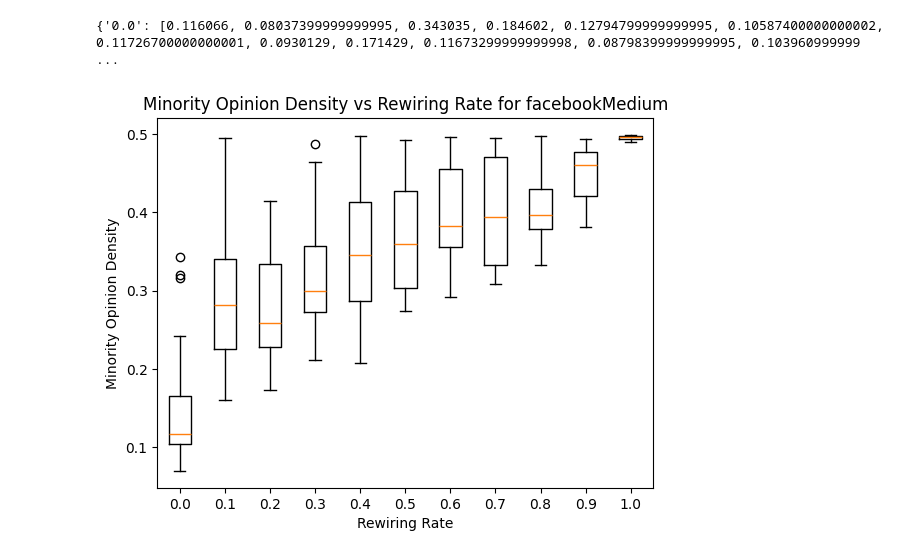
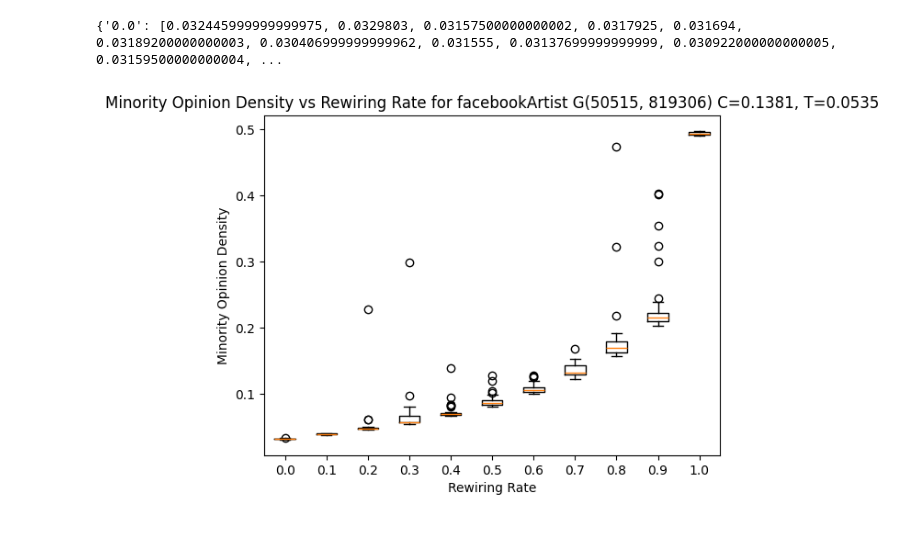
Before and after one commit to sagarswapRIT/Voter-Model, a Jupyter notebook: src/RealWorld/RealWorldBoxPlots.ipynb, the cells around one changed output. Drawn from its saved outputs; the diff is of its cells as text; code cells hidden in the pictures.

```diff
--- a/src/RealWorld/RealWorldBoxPlots.ipynb
+++ b/src/RealWorld/RealWorldBoxPlots.ipynb
@@ -3,7 +3,7 @@ import matplotlib.pyplot as plt
 import pandas as pd
 import os
 # %%
-folder_path = "../../data/output/RealWorld/facebookMedium/"
+folder_path = "../../data/output/RealWorld/facebookArtist/"
 files=os.listdir(folder_path)
 data0=[]
 data10=[]
@@ -52,15 +52,15 @@ for file in files:
 my_dict={'0.0':data0, '0.1':data10, '0.2':data20, '0.3':data30, '0.4':data40, '0.5':data50, '0.6':data60, '0.7':data70, '0.8':data80, '0.9':data90, '1.0':data100}
 print(my_dict)
 # %% [output]
-{'0.0': [0.116066, 0.08037399999999995, 0.343035, 0.184602, 0.12794799999999995, 0.10587400000000002, 0.11726700000000001, 0.0930129, 0.171429, 0.11673299999999998, 0.08798399999999995, 0.103960999999 ...
+{'0.0': [0.032445999999999975, 0.0329803, 0.03157500000000002, 0.0317925, 0.031694, 0.03189200000000003, 0.030406999999999962, 0.031555, 0.03137699999999999, 0.030922000000000005, 0.03159500000000004, ...
 # %%
 fig, ax = plt.subplots()
 ax.boxplot(my_dict.values())
 ax.set_xticklabels(my_dict.keys())
 ax.set_xlabel("Rewiring Rate")
 ax.set_ylabel("Minority Opinion Density")
-plt.title("Minority Opinion Density vs Rewiring Rate for facebookMedium")
+plt.title("Minority Opinion Density vs Rewiring Rate for facebookArtist G(50515, 819306) C=0.1381, T=0.0535")
 plt.show()
 # %% [output]
-[figure, old version]
+[figure, new version]
 # %%
```
Also changed, not shown: parts of 1 cell of this notebook, 4 other files.
